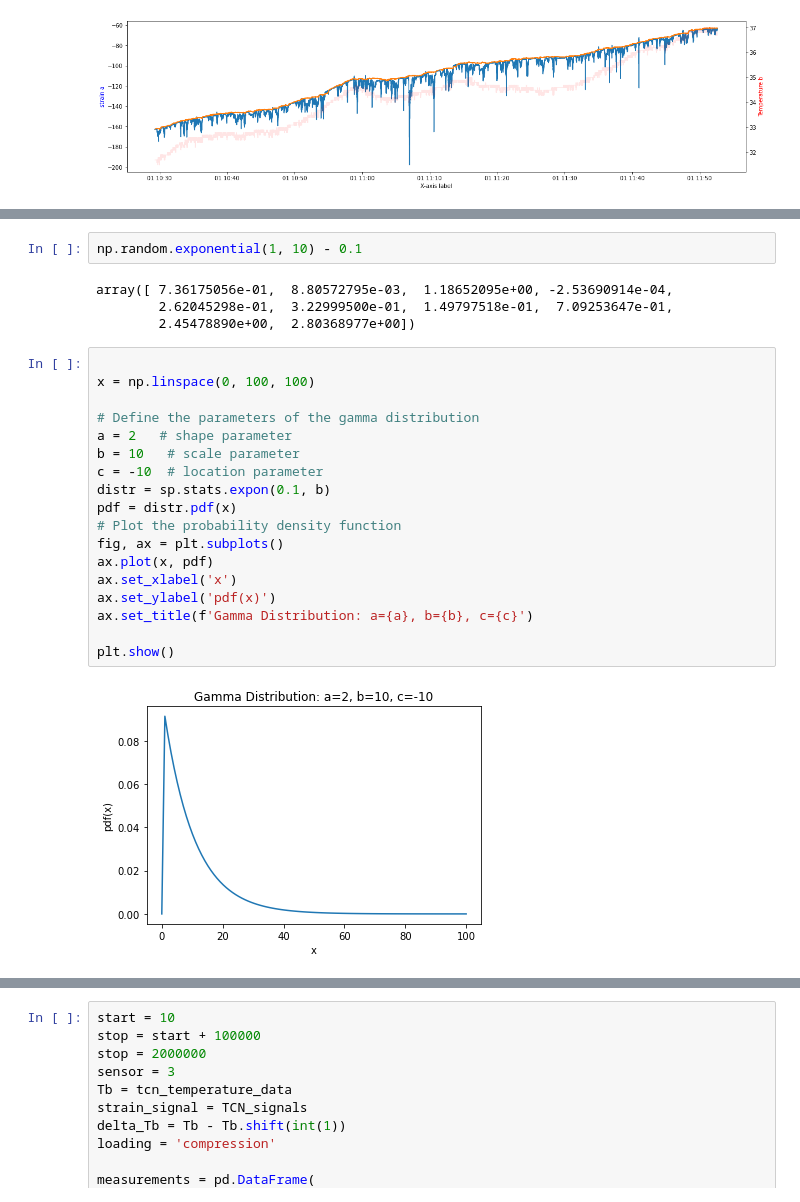
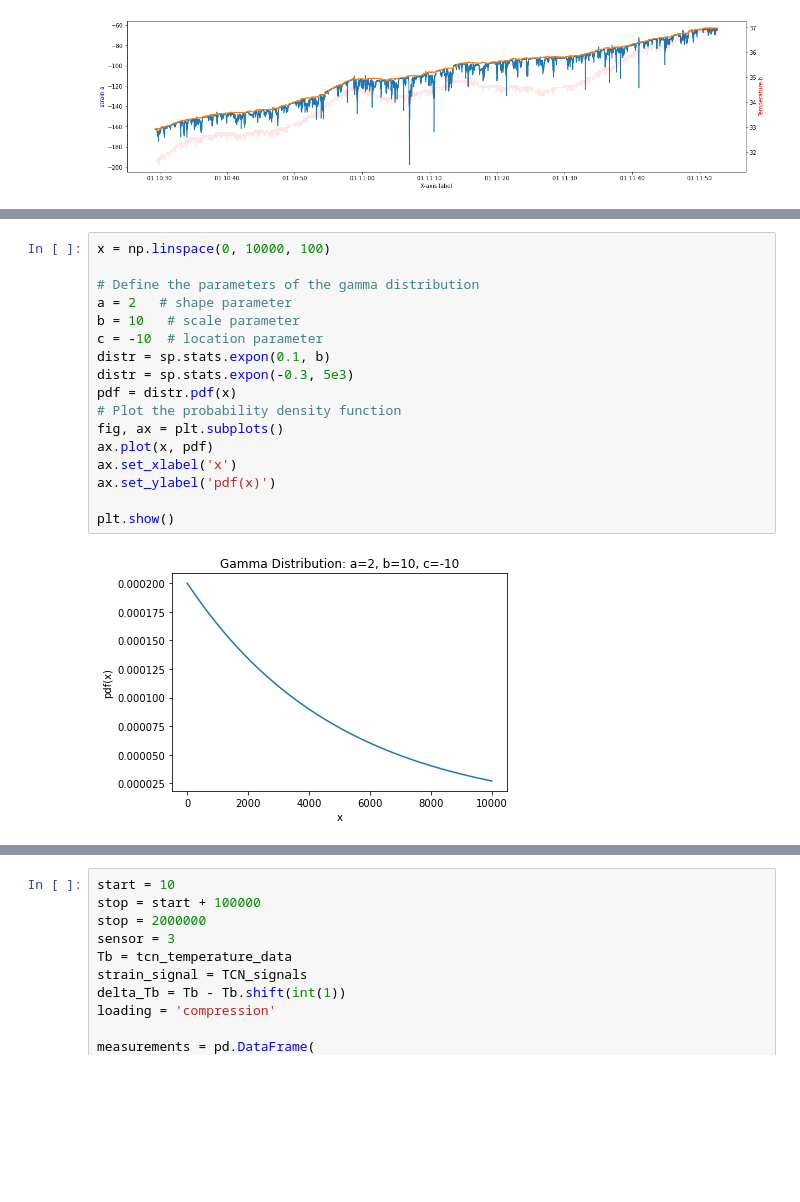
Before and after one commit to WEILMAX/dw_events, a Jupyter notebook: dw_events/notebooks/temperature_compensation/mw4_particlefilter.ipynb, the cells around one changed output, grey strips where cells are left out. Drawn from its saved outputs; the diff is of its cells as text; blank space fills up the shorter version.

```diff
--- a/dw_events/notebooks/temperature_compensation/mw4_particlefilter.ipynb
+++ b/dw_events/notebooks/temperature_compensation/mw4_particlefilter.ipynb
@@ -162,27 +162,20 @@ plt.show()
-# %%
-np.random.exponential(1, 10) - 0.1
-# %% [output]
-array([ 7.36175056e-01,  8.80572795e-03,  1.18652095e+00, -2.53690914e-04,
-        2.62045298e-01,  3.22999500e-01,  1.49797518e-01,  7.09253647e-01,
-        2.45478890e+00,  2.80368977e+00])
 # %%
-
-x = np.linspace(0, 100, 100)
+x = np.linspace(0, 10000, 100)
 
 # Define the parameters of the gamma distribution
 a = 2   # shape parameter
 b = 10   # scale parameter
 c = -10  # location parameter
 distr = sp.stats.expon(0.1, b)
+distr = sp.stats.expon(-0.3, 5e3)
 pdf = distr.pdf(x)
 # Plot the probability density function
 fig, ax = plt.subplots()
 ax.plot(x, pdf)
 ax.set_xlabel('x')
 ax.set_ylabel('pdf(x)')
-ax.set_title(f'Gamma Distribution: a={a}, b={b}, c={c}')
 
 plt.show()
 # %% [output]
-[figure, old version]
+[figure, new version]
 # %%
```
Also changed, not shown: parts of 2 cells of this notebook, 1 other file.
